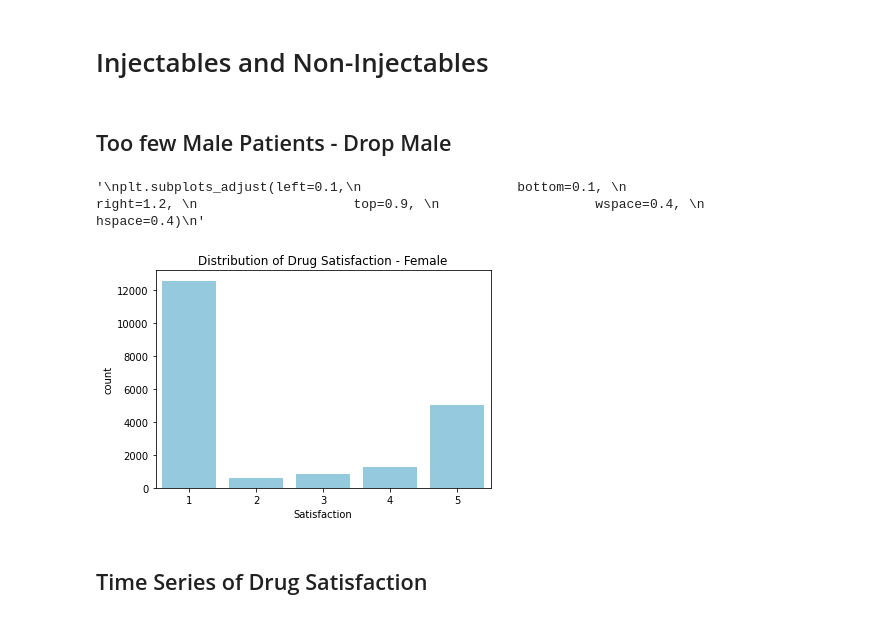
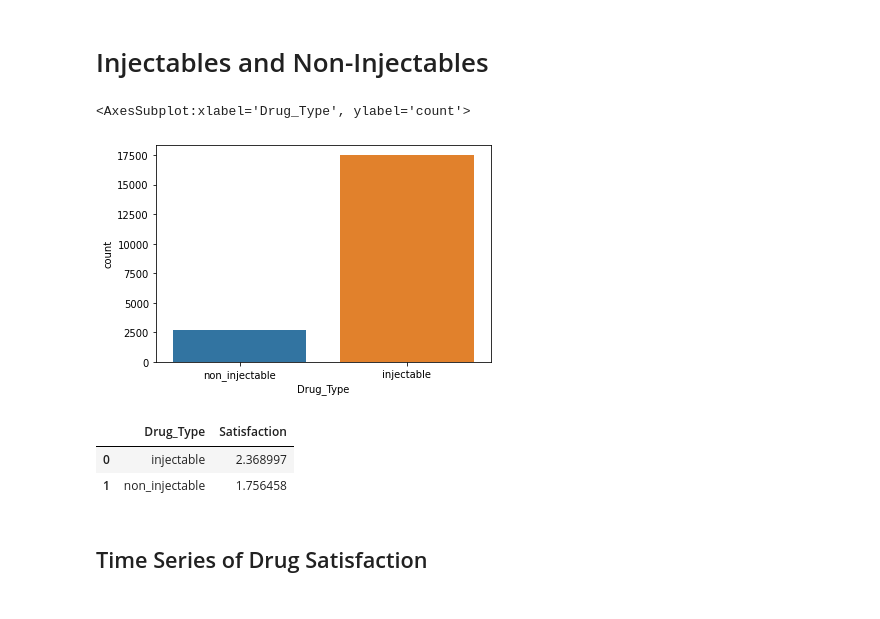
Before and after one commit to woonsupkim/DrugReview, a Jupyter notebook: EDA.ipynb, the cells around one changed output. Cells and saved outputs as stored; diff of their text form; code cells hidden in the pictures.

```diff
--- a/EDA.ipynb
+++ b/EDA.ipynb
@@ -194,5 +218,3 @@ for drugs in df_ost['Drug']:
         drugs_type.append("")
 
 df_ost["Drug_Type"] = drugs_type
-# %% [markdown]
-## Too few Male Patients - Drop Male
@@ -201,18 +221,14 @@ df_ost = df_ost[df_ost["Sex"] == "Female"]
-# %%
-plt.title('Distribution of Drug Satisfaction - Female')
-sns.countplot(x="Satisfaction", color = 'skyblue', data = df_ost)
-
-"""
-plt.subplots_adjust(left=0.1,
-                    bottom=0.1,
-                    right=1.2,
-                    top=0.9,
-                    wspace=0.4,
-                    hspace=0.4)
-"""
-# %% [output]
-'\nplt.subplots_adjust(left=0.1,\n                    bottom=0.1, \n                    right=1.2, \n                    top=0.9, \n                    wspace=0.4, \n                    hspace=0.4)\n'
-[figure, removed]
+# %%
+sns.countplot(x = 'Drug_Type', data = df_ost)
+# %% [output]
+<AxesSubplot:xlabel='Drug_Type', ylabel='count'>
+[figure, added]
+# %%
+df_ost.groupby('Drug_Type')['Satisfaction'].mean().reset_index()
+# %% [output]
+|  | Drug_Type | Satisfaction |
+| 0 | injectable | 2.368997 |
+| 1 | non_injectable | 1.756458 |
 # %% [markdown]
 ## Time Series of Drug Satisfaction
 # %%
```
Also changed, not shown: parts of 21 cells of this notebook.
